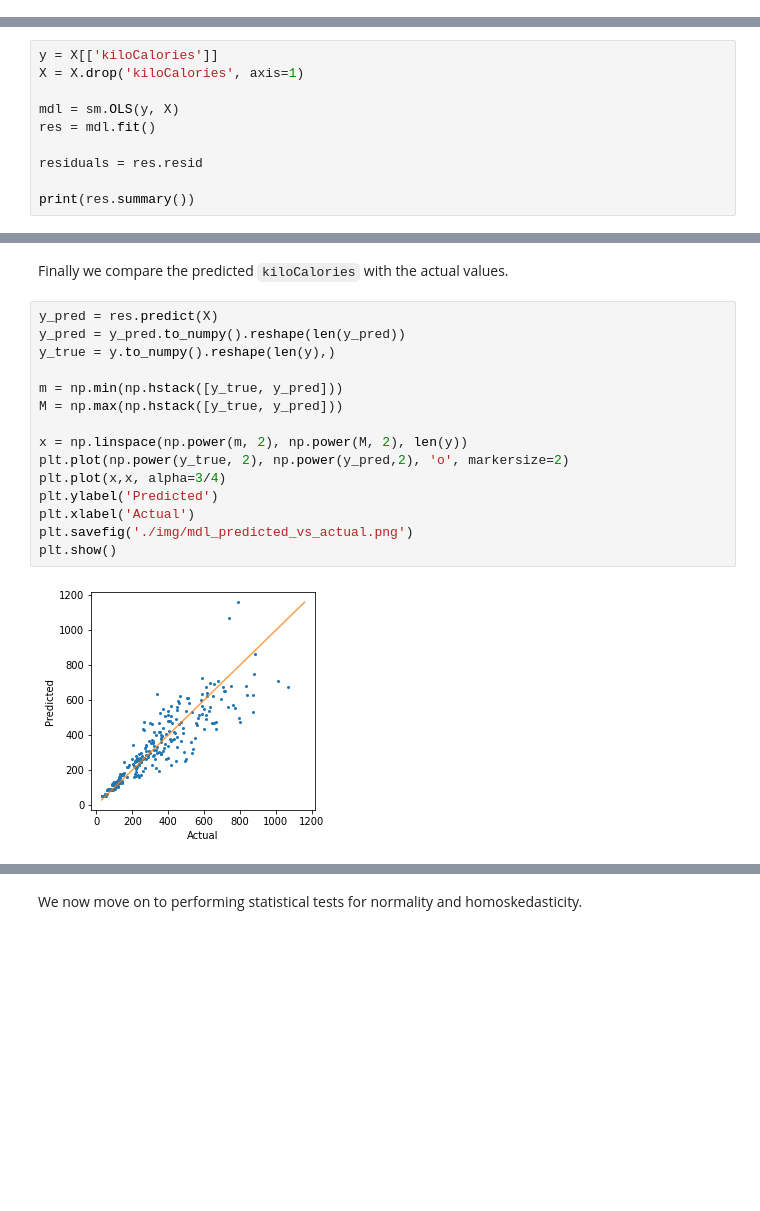
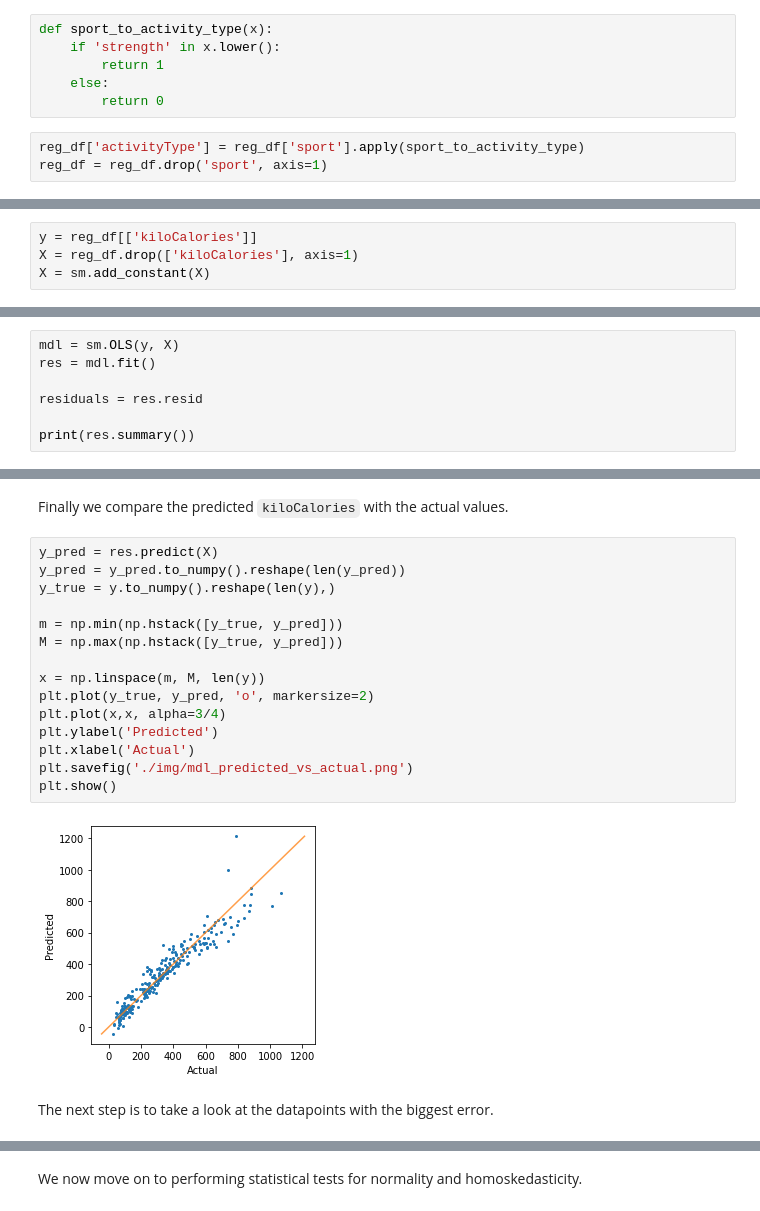
Before and after one commit to besiobu/data-science-portfolio, a Jupyter notebook: polar/Polar.ipynb, the cells around one changed output, grey strips where cells are left out. Saved outputs shown, nothing was run; the diff lists cells and outputs as text; blank space fills up the shorter version.

```diff
--- a/polar/Polar.ipynb
+++ b/polar/Polar.ipynb
@@ -455,0 +501,9 @@ X = df[['kiloCalories', 'totalTime', 'heartRateAvg']].copy()
+# %%
+def sport_to_activity_type(x):
+    if 'strength' in x.lower():
+        return 1
+    else:
+        return 0
+# %%
+reg_df['activityType'] = reg_df['sport'].apply(sport_to_activity_type)
+reg_df = reg_df.drop('sport', axis=1)
@@ -509,0 +619,4 @@ Next we perform the regression.
+# %%
+y = reg_df[['kiloCalories']]
+X = reg_df.drop(['kiloCalories'], axis=1)
+X = sm.add_constant(X)
@@ -510,7 +674,4 @@ Next we perform the regression.
 # %%
-y = X[['kiloCalories']]
-X = X.drop('kiloCalories', axis=1)
-
 mdl = sm.OLS(y, X)
 res = mdl.fit()
 
@@ -570,18 +743,20 @@ Finally we compare the predicted `kiloCalories` with the actual values.
 # %%
 y_pred = res.predict(X)
 y_pred = y_pred.to_numpy().reshape(len(y_pred))
 y_true = y.to_numpy().reshape(len(y),)
 
 m = np.min(np.hstack([y_true, y_pred]))
 M = np.max(np.hstack([y_true, y_pred]))
 
-x = np.linspace(np.power(m, 2), np.power(M, 2), len(y))
-plt.plot(np.power(y_true, 2), np.power(y_pred,2), 'o', markersize=2)
+x = np.linspace(m, M, len(y))
+plt.plot(y_true, y_pred, 'o', markersize=2)
 plt.plot(x,x, alpha=3/4)
 plt.ylabel('Predicted')
 plt.xlabel('Actual')
 plt.savefig('./img/mdl_predicted_vs_actual.png')
 plt.show()
 # %% [output]
-[figure, old version]
+[figure, new version]
+# %% [markdown]
+The next step is to take a look at the datapoints with the biggest error.
 # %%
```
Also changed, not shown: parts of 112 cells of this notebook, 15 other files.
